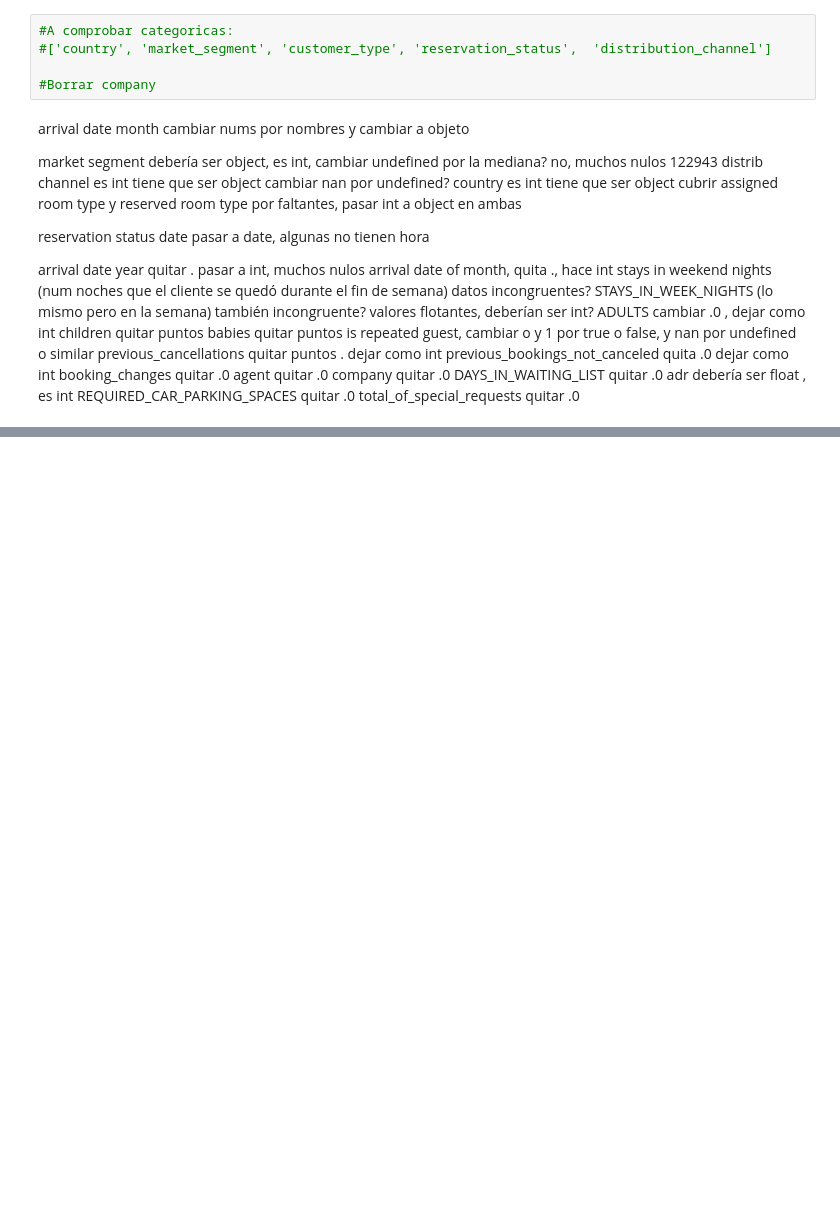
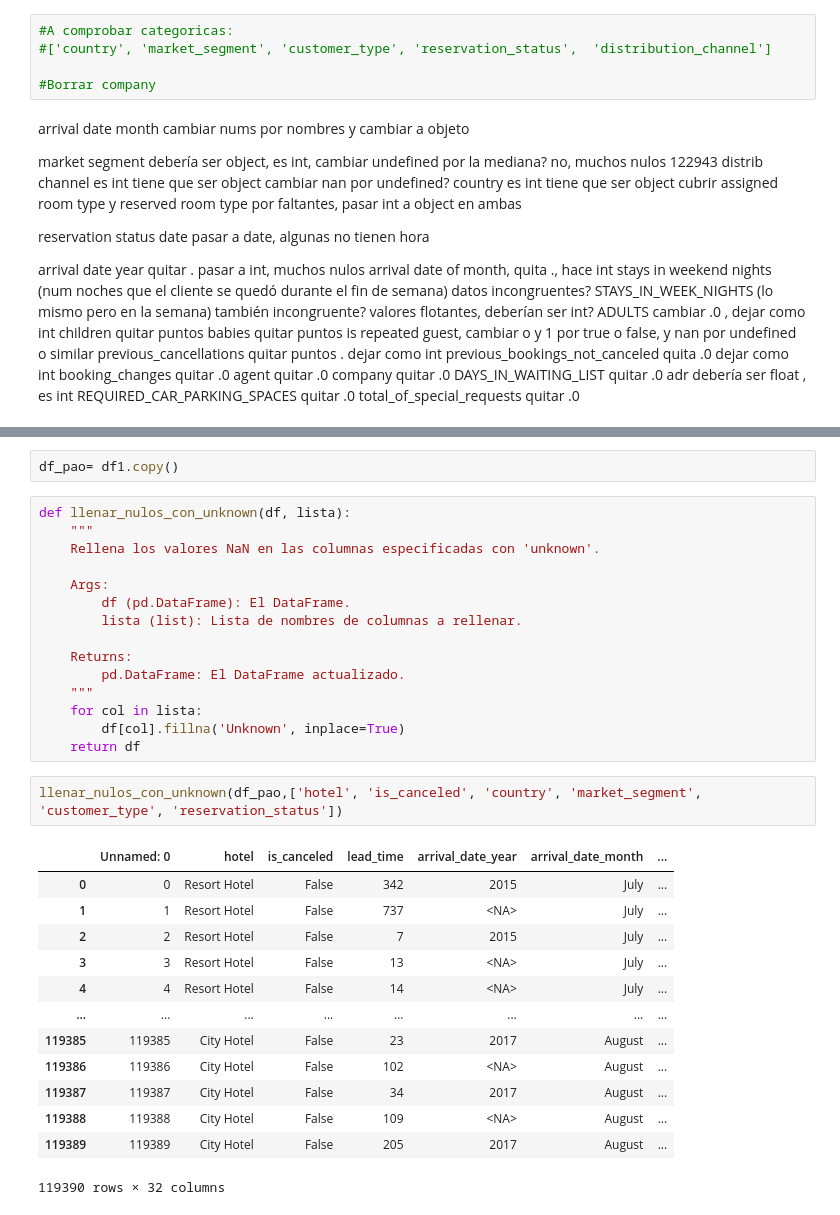
Before and after one commit to RachelCaste/project-da-promo-H-modulo-4-team-2, a Jupyter notebook: Limpieza_Ra.ipynb, the cells around one changed output, grey strips where cells are left out. Cells and saved outputs as stored; diff of their text form; blank space fills up the shorter version.

```diff
--- a/Limpieza_Ra.ipynb
+++ b/Limpieza_Ra.ipynb
@@ -570,0 +620,33 @@ columns_to_drop=['0']
+# %%
+df_pao= df1.copy()
+# %%
+def llenar_nulos_con_unknown(df, lista):
+    """
+    Rellena los valores NaN en las columnas especificadas con 'unknown'.
+
+    Args:
+        df (pd.DataFrame): El DataFrame.
+        lista (list): Lista de nombres de columnas a rellenar.
+
+    Returns:
+        pd.DataFrame: El DataFrame actualizado.
+    """
+    for col in lista:
+        df[col].fillna('Unknown', inplace=True)
+    return df
+# %%
+llenar_nulos_con_unknown(df_pao,['hotel', 'is_canceled', 'country', 'market_segment', 'customer_type', 'reservation_status'])
+# %% [output]
+|  | Unnamed: 0 | hotel | is_canceled | lead_time | arrival_date_year | arrival_date_month | ... |
+| 0 | 0 | Resort Hotel | False | 342 | 2015 | July | ... |
+| 1 | 1 | Resort Hotel | False | 737 | <NA> | July | ... |
+| 2 | 2 | Resort Hotel | False | 7 | 2015 | July | ... |
+| 3 | 3 | Resort Hotel | False | 13 | <NA> | July | ... |
+| 4 | 4 | Resort Hotel | False | 14 | <NA> | July | ... |
+| ... | ... | ... | ... | ... | ... | ... | ... |
+| 119385 | 119385 | City Hotel | False | 23 | 2017 | August | ... |
+| 119386 | 119386 | City Hotel | False | 102 | <NA> | August | ... |
+| 119387 | 119387 | City Hotel | False | 34 | 2017 | August | ... |
+| 119388 | 119388 | City Hotel | False | 109 | <NA> | August | ... |
+| 119389 | 119389 | City Hotel | False | 205 | 2017 | August | ... |
+119390 rows × 32 columns
```
Also changed, not shown: parts of 42 cells of this notebook.
